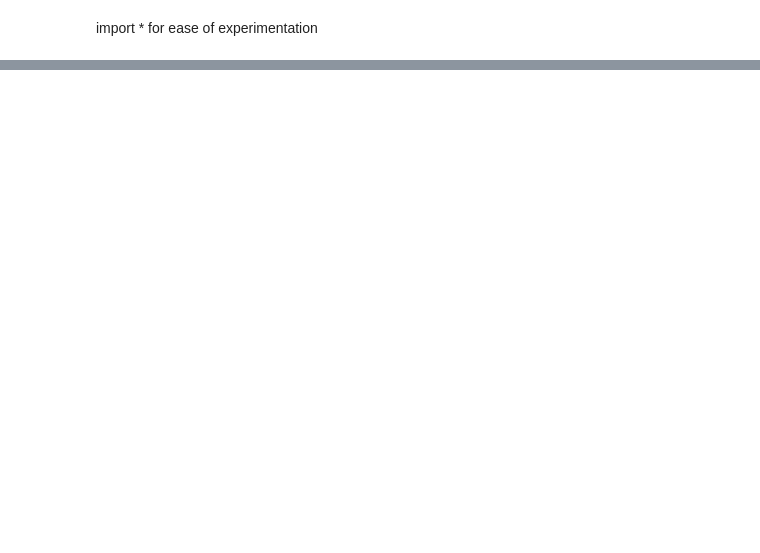
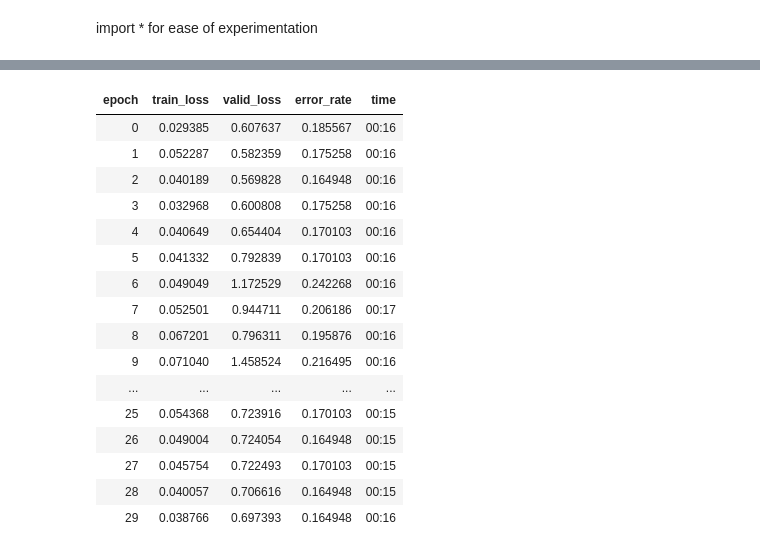
Before and after one commit to Murtaza-Husain1/Super-Saiyan-Classifier, a Jupyter notebook: Super_Saiyan_Classifier.ipynb, the cells around one changed output, grey strips where cells are left out. Saved outputs shown, nothing was run; the diff lists cells and outputs as text; code cells hidden in the pictures; blank space fills up the shorter version.

```diff
--- a/Super_Saiyan_Classifier.ipynb
+++ b/Super_Saiyan_Classifier.ipynb
@@ -71,0 +163,2 @@ array(['h_988', 'http://rubberslug.s3.amazonaws.com/user/6/63cab97f277413aa0c829
+# %%
+learn.fit_one_cycle(2, max_lr=slice(3e-4,3e-3))
@@ -71,0 +188,20 @@ array(['h_988', 'http://rubberslug.s3.amazonaws.com/user/6/63cab97f277413aa0c829
+# %%
+learn.fit_one_cycle(30)
+# %% [output]
+| epoch | train_loss | valid_loss | error_rate | time |
+| 0 | 0.029385 | 0.607637 | 0.185567 | 00:16 |
+| 1 | 0.052287 | 0.582359 | 0.175258 | 00:16 |
+| 2 | 0.040189 | 0.569828 | 0.164948 | 00:16 |
+| 3 | 0.032968 | 0.600808 | 0.175258 | 00:16 |
+| 4 | 0.040649 | 0.654404 | 0.170103 | 00:16 |
+| 5 | 0.041332 | 0.792839 | 0.170103 | 00:16 |
+| 6 | 0.049049 | 1.172529 | 0.242268 | 00:16 |
+| 7 | 0.052501 | 0.944711 | 0.206186 | 00:17 |
+| 8 | 0.067201 | 0.796311 | 0.195876 | 00:16 |
+| 9 | 0.071040 | 1.458524 | 0.216495 | 00:16 |
+| ... | ... | ... | ... | ... |
+| 25 | 0.054368 | 0.723916 | 0.170103 | 00:15 |
+| 26 | 0.049004 | 0.724054 | 0.164948 | 00:15 |
+| 27 | 0.045754 | 0.722493 | 0.170103 | 00:15 |
+| 28 | 0.040057 | 0.706616 | 0.164948 | 00:15 |
+| 29 | 0.038766 | 0.697393 | 0.164948 | 00:16 |
```
Also changed, not shown: parts of 43 cells of this notebook.
